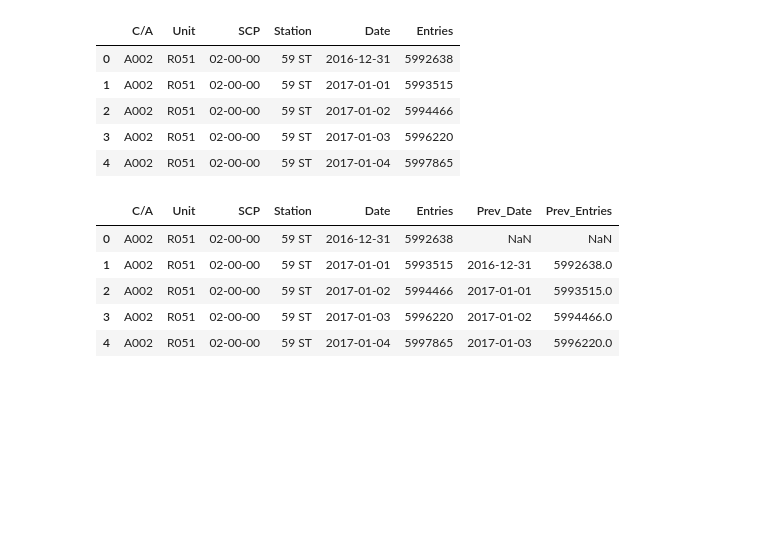
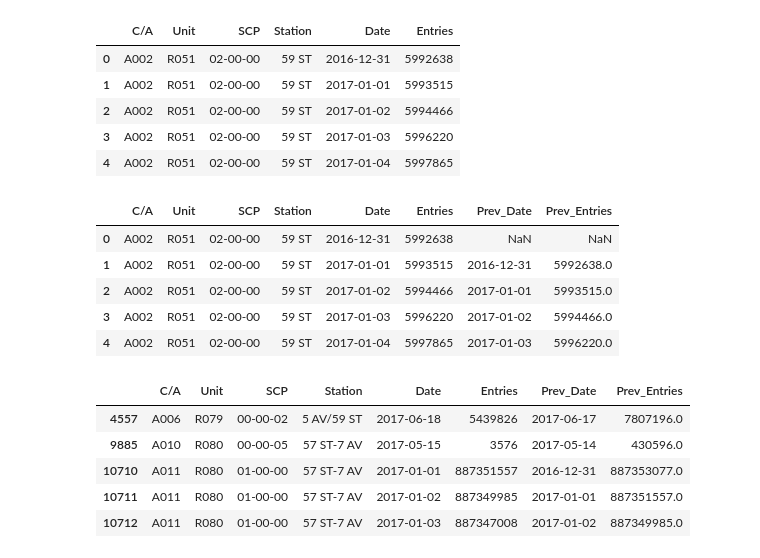
Before and after one commit to XuanX111/dsp_project1, a Jupyter notebook: mta_turnstile_analysis.ipynb, the cells around one changed output. Cells and saved outputs as stored; diff of their text form; code cells hidden in the pictures; blank space fills up the shorter version.

```diff
--- a/mta_turnstile_analysis.ipynb
+++ b/mta_turnstile_analysis.ipynb
@@ -188,3 +190,15 @@ daily_data.head()
 | 2 | A002 | R051 | 02-00-00 | 59 ST | 2017-01-02 | 5994466 | 2017-01-01 | 5993515.0 |
 | 3 | A002 | R051 | 02-00-00 | 59 ST | 2017-01-03 | 5996220 | 2017-01-02 | 5994466.0 |
 | 4 | A002 | R051 | 02-00-00 | 59 ST | 2017-01-04 | 5997865 | 2017-01-03 | 5996220.0 |
+# %%
+# drop the rows for last date
+daily_data.dropna(subset=["Prev_Date"], axis=0, inplace=True)
+# %%
+daily_data[daily_data["Entries"] < daily_data["Prev_Entries"]].head()
+# %% [output]
+|  | C/A | Unit | SCP | Station | Date | Entries | Prev_Date | Prev_Entries |
+| 4557 | A006 | R079 | 00-00-02 | 5 AV/59 ST | 2017-06-18 | 5439826 | 2017-06-17 | 7807196.0 |
+| 9885 | A010 | R080 | 00-00-05 | 57 ST-7 AV | 2017-05-15 | 3576 | 2017-05-14 | 430596.0 |
+| 10710 | A011 | R080 | 01-00-00 | 57 ST-7 AV | 2017-01-01 | 887351557 | 2016-12-31 | 887353077.0 |
+| 10711 | A011 | R080 | 01-00-00 | 57 ST-7 AV | 2017-01-02 | 887349985 | 2017-01-01 | 887351557.0 |
+| 10712 | A011 | R080 | 01-00-00 | 57 ST-7 AV | 2017-01-03 | 887347008 | 2017-01-02 | 887349985.0 |
```
Also changed, not shown: parts of 6 cells of this notebook.
